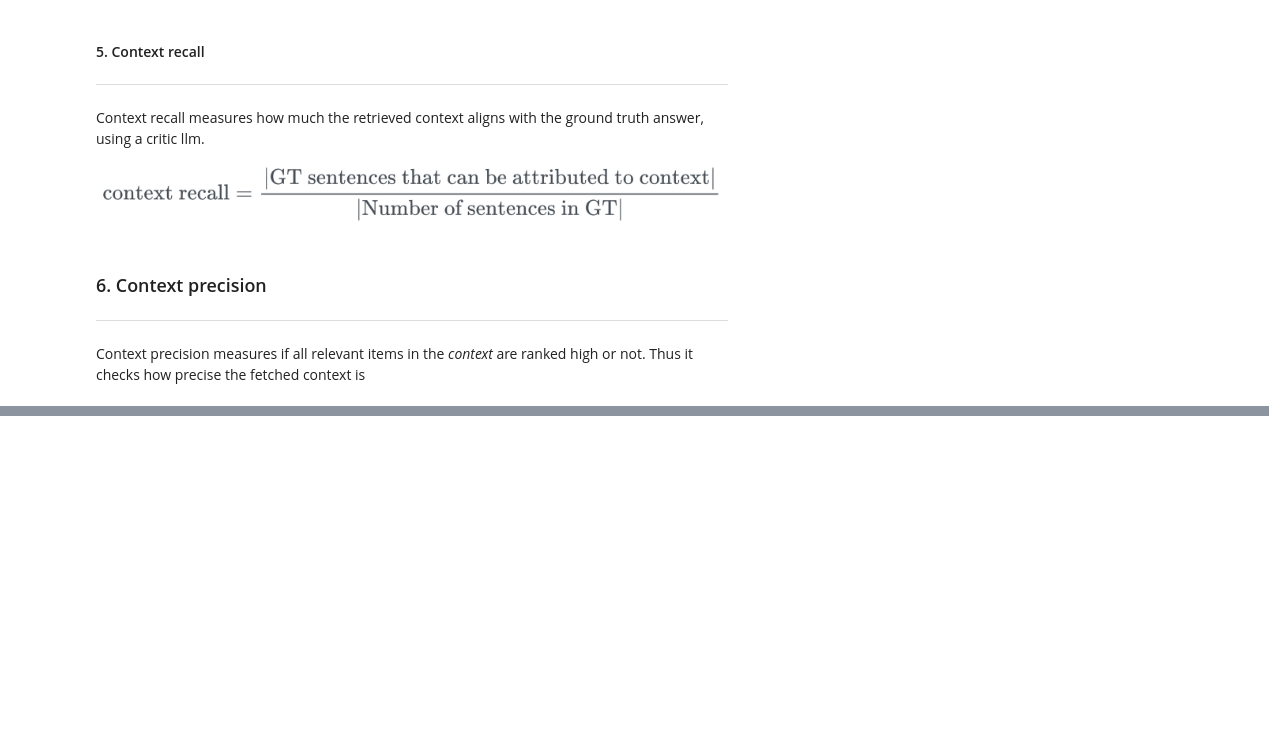
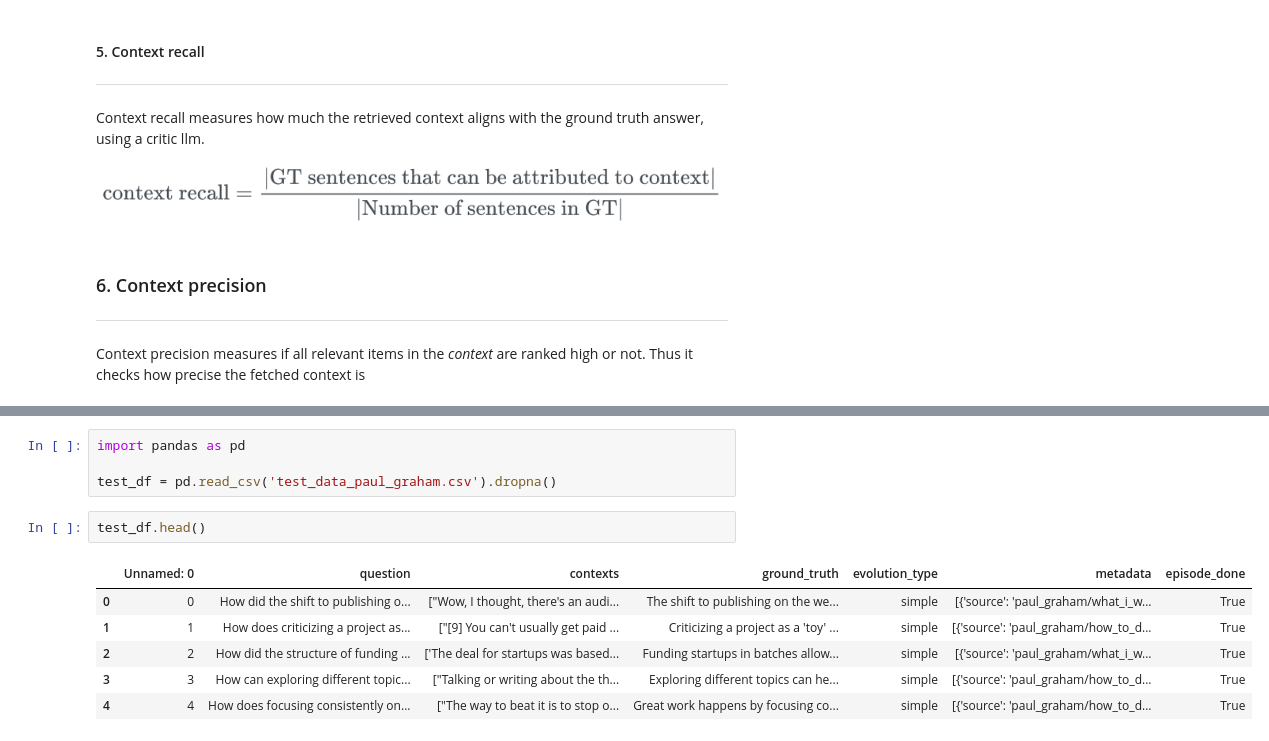
Before and after one commit to RajeshThakur1/BMGR-MAY2025-GIAI-2, a Jupyter notebook: RAG/evaluation_rag/evaluation.ipynb, the cells around one changed output, grey strips where cells are left out. Cells and saved outputs as stored; diff of their text form; blank space fills up the shorter version.

```diff
--- a/RAG/evaluation_rag/evaluation.ipynb
+++ b/RAG/evaluation_rag/evaluation.ipynb
@@ -156,0 +236,13 @@ Context precision measures if all relevant items in the  *context* are ranked hi
+# %%
+import pandas as pd
+
+test_df = pd.read_csv('test_data_paul_graham.csv').dropna()
+# %%
+test_df.head()
+# %% [output]
+|  | Unnamed: 0 | question | contexts | ground_truth | evolution_type | metadata | episode_done |
+| 0 | 0 | How did the shift to publishing o... | ["Wow, I thought, there's an audi... | The shift to publishing on the we... | simple | [{'source': 'paul_graham/what_i_w... | True |
+| 1 | 1 | How does criticizing a project as... | ["[9] You can't usually get paid ... | Criticizing a project as a 'toy' ... | simple | [{'source': 'paul_graham/how_to_d... | True |
+| 2 | 2 | How did the structure of funding ... | ['The deal for startups was based... | Funding startups in batches allow... | simple | [{'source': 'paul_graham/what_i_w... | True |
+| 3 | 3 | How can exploring different topic... | ["Talking or writing about the th... | Exploring different topics can he... | simple | [{'source': 'paul_graham/how_to_d... | True |
+| 4 | 4 | How does focusing consistently on... | ["The way to beat it is to stop o... | Great work happens by focusing co... | simple | [{'source': 'paul_graham/how_to_d... | True |
```
Also changed, not shown: parts of 20 cells of this notebook, 3 other files.
